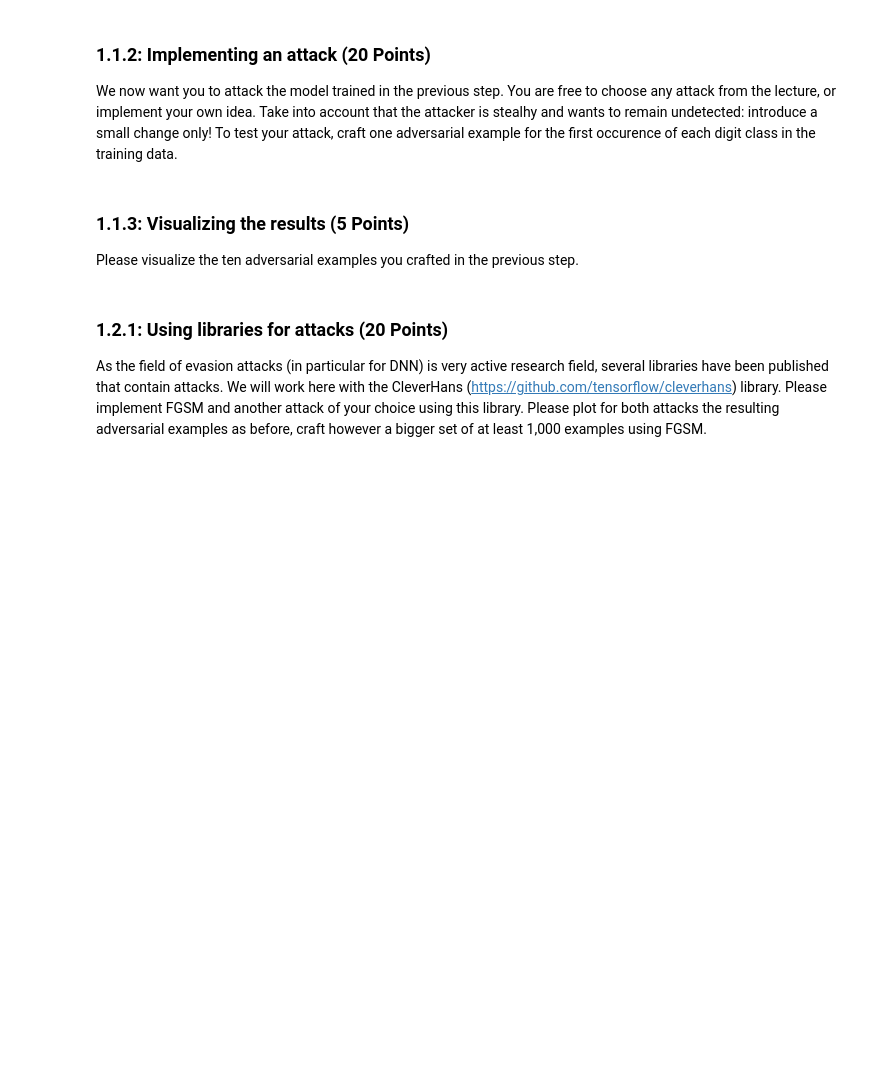
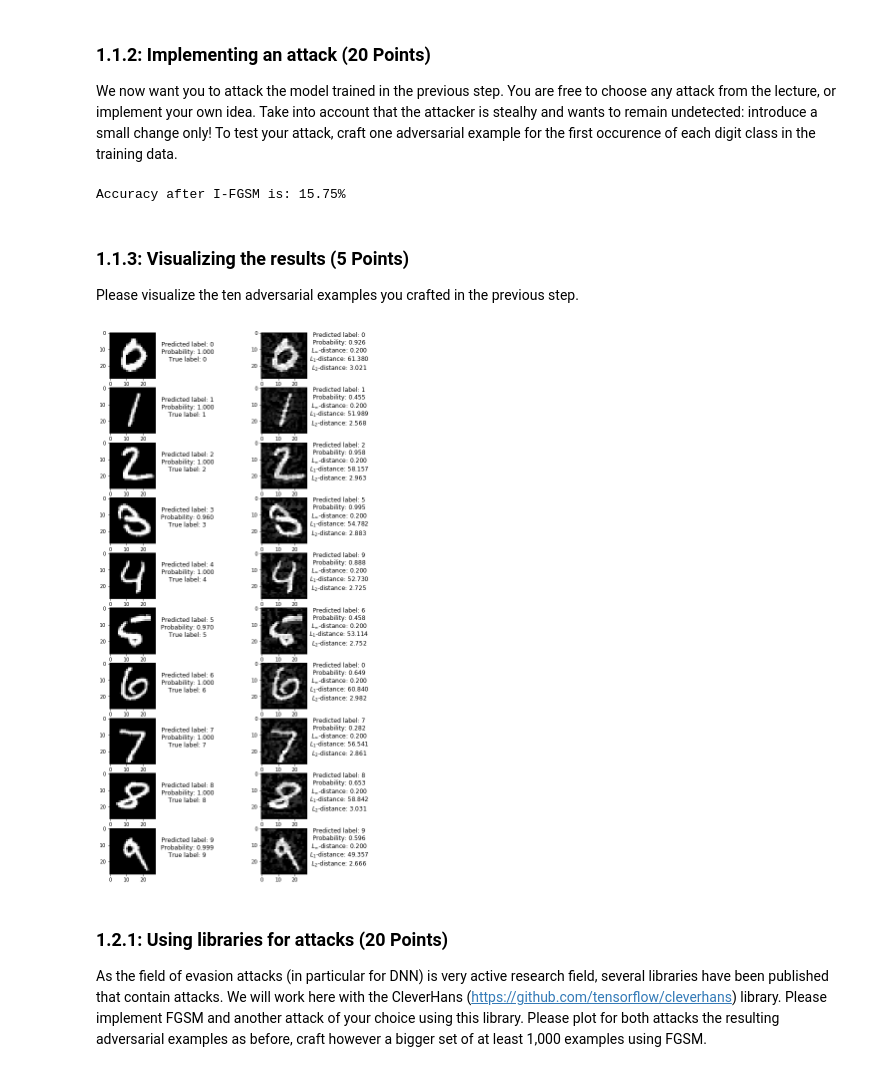
Before and after one commit to soumya-ranjan-sahoo/MLCyberSecurity, a Jupyter notebook: Project_2_Template.ipynb, the cells around one changed output. Cells and saved outputs as stored; diff of their text form; code cells hidden in the pictures; blank space fills up the shorter version.

```diff
--- a/Project_2_Template.ipynb
+++ b/Project_2_Template.ipynb
@@ -130,3 +272,19 @@ We now want you to attack the model trained in the previous step. You are free t
+# %%
+x_adv = np.array(x_test)
+# %%
+eps = 0.2
+# %%
+n_steps = 10
+
+for i in range(n_steps):
+    evaluated_grad = grad.eval(feed_dict={X: x_adv[:,:,:,None], y: y_test, training: False}, session=K.get_session())
+    x_adv = x_adv + (eps / n_steps) * np.sign(evaluated_grad[:,:,:,0])
+    x_adv = np.clip(x_adv, 0, 1)
+# %%
+print("Accuracy after I-FGSM is: {:.2f}%".format(
+    100 * accuracy.eval(feed_dict={X: x_adv[:,:,:,None], y: y_test, training: False}, session=K.get_session())))
+# %% [output]
+Accuracy after I-FGSM is: 15.75%
 # %% [markdown]
 ### 1.1.3: Visualizing the results (5 Points)
 
@@ -140,3 +292,28 @@ Please visualize the ten adversarial examples you crafted in the previous step.
+# %%
+y_proba_test_pred = y_proba.eval(
+    feed_dict={X: x_test[:,:,:,None], y: y_test, training: False}, session=K.get_session())
+y_proba_adv_pred = y_proba.eval(
+    feed_dict={X: x_adv[:,:,:,None], y: y_test, training: False}, session=K.get_session())
+# %%
+fig,ax = plt.subplots(nrows=10,ncols=2,figsize=(10,20))
+
+for i in range(10):
+    ax[i][0].imshow(x_test[indices[i]])
+    ax[i][0].set_title('True label: {}'.format(y_test[indices[i]]), x=1.5, y=0.5)
+    ax[i][0].set_title('Predicted label: {}\nProbability: {:.3f}\nTrue label: {}'.format(
+        np.argmax(y_proba_test_pred, axis=1)[indices[i]],
+        np.max(y_proba_test_pred, axis=1)[indices[i]],
+        y_test[indices[i]]), x=1.7, y=0.3)
+    ax[i][1].imshow(x_adv[indices[i]])
+    ax[i][1].set_title('Predicted label: {}\nProbability: {:.3f}\n$L_\infty$-distance: {:.3f}\n$L_1$-distance: {:.3f}\n$L_2$-distance: {:.3f}'.format(
+        np.argmax(y_proba_adv_pred, axis=1)[indices[i]],
+        np.max(y_proba_adv_pred, axis=1)[indices[i]],
+        Loo(x_test, x_adv)[indices[i]],
+        L1(x_test, x_adv)[indices[i]],
+        L2(x_test, x_adv)[indices[i]]), x=1.7, y=0.1)
+plt.show()
+# %% [output]
+[figure, added]
 # %% [markdown]
 ### 1.2.1: Using libraries for attacks (20 Points)
 As the field of evasion attacks (in particular for DNN) is very active research field, several libraries have been published that contain attacks. We will work here with the CleverHans (https://github.com/tensorflow/cleverhans) library. Please implement FGSM and another attack of your choice using this library. Please plot for both attacks the resulting adversarial examples as before, craft however a bigger set of at least 1,000 examples using FGSM.
```
Also changed, not shown: parts of 44 cells of this notebook.
